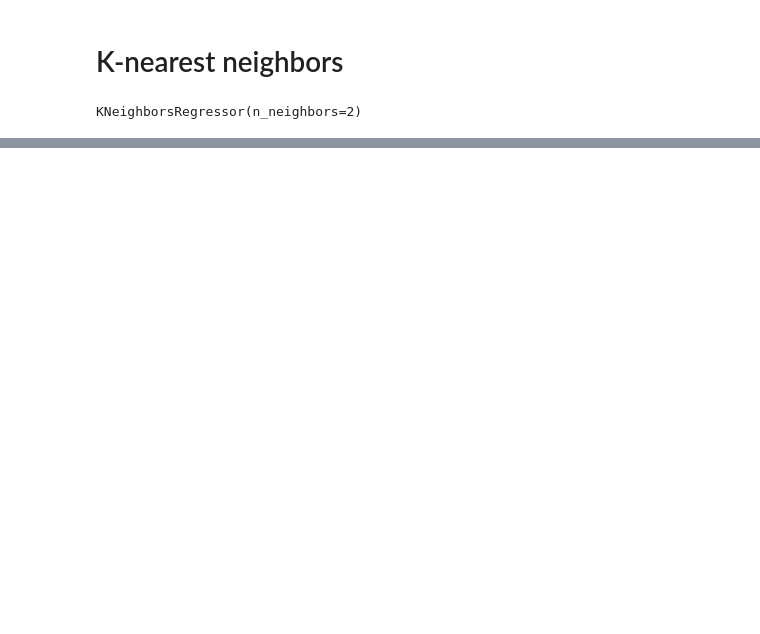
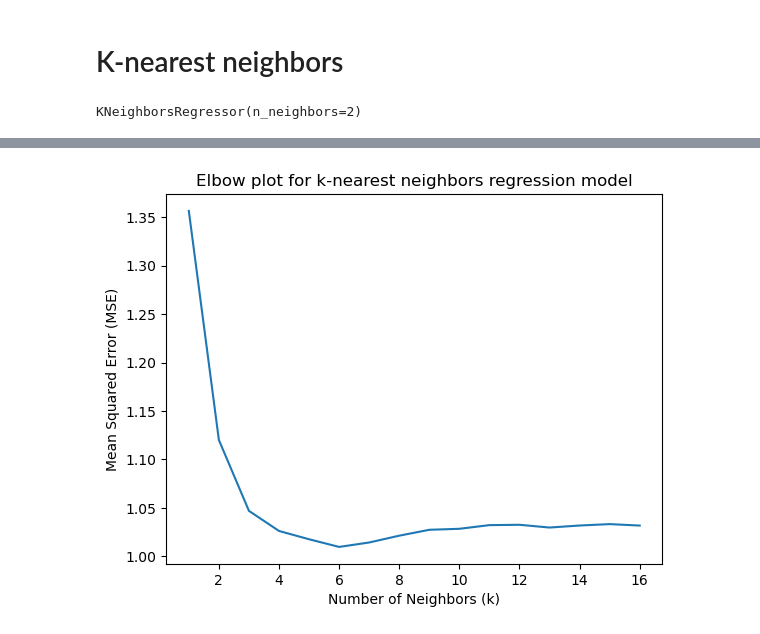
Before and after one commit to joembarron/cap_4770_group_project, a Jupyter notebook: Book Rating Predictions.ipynb, the cells around one changed output, grey strips where cells are left out. Cells and saved outputs as stored; diff of their text form; code cells hidden in the pictures; blank space fills up the shorter version.

```diff
--- a/Book Rating Predictions.ipynb
+++ b/Book Rating Predictions.ipynb
@@ -125,8 +115,0 @@ merged_book_attributes.head()
-# %%
-merged_book_attributes = merged_book_attributes.merge(user_ratings_sum, on='user_id', how='left')
-merged_book_attributes = merged_book_attributes.merge(previous_ratings_submitted, on='user_id', how='left')
-
-
-merged_book_attributes['average_of_previous_ratings'] = (merged_book_attributes['sum_of_user_ratings'] - merged_book_attributes['rating']) / merged_book_attributes['previous_ratings_submitted']
-merged_book_attributes['average_of_previous_ratings'] = merged_book_attributes['average_of_previous_ratings'].fillna(book_ratings['rating'].mean())
-merged_book_attributes.head(10)
@@ -145,5 +116,5 @@ merged_book_attributes.head(10)
 # %%
-X_train, X_test, y_train, y_test = train_test_split(merged_book_attributes[['ratings_count', 'price', 'full_review_sentiment_score', 'review_summary_sentiment_score', 'average_of_previous_ratings']], merged_book_attributes[['rating']], test_size=0.2, random_state=42)
+X_train, X_test, y_train, y_test = train_test_split(merged_book_attributes[['price', 'full_review_sentiment_score', 'review_summary_sentiment_score', 'books_average_rating']], merged_book_attributes[['rating']], test_size=0.2, random_state=42)
 # %% [markdown]
 # Linear regression
 # %%
@@ -192,0 +163,12 @@ Best r2 score: 0.2647600846596629
+# %%
+knn_models = []
+for k in range(1, 17):
+    knn = KNeighborsRegressor(n_neighbors=k)
+    knn_models.append(knn)
+# %%
+mse_values = []
+for index, knn in enumerate(knn_models):
+    knn.fit(X_train, y_train)
+    y_pred = knn.predict(X_test)
+    mse = mean_squared_error(y_test, y_pred)
+    mse_values.append(mse)
@@ -192,0 +192,8 @@ Best r2 score: 0.2647600846596629
+# %%
+plt.plot(k_values, mse_values)
+plt.xlabel('Number of Neighbors (k)')
+plt.ylabel('Mean Squared Error (MSE)')
+plt.title('Elbow plot for k-nearest neighbors regression model')
+plt.show()
+# %% [output]
+[figure, added]
```
Also changed, not shown: parts of 13 cells of this notebook.
